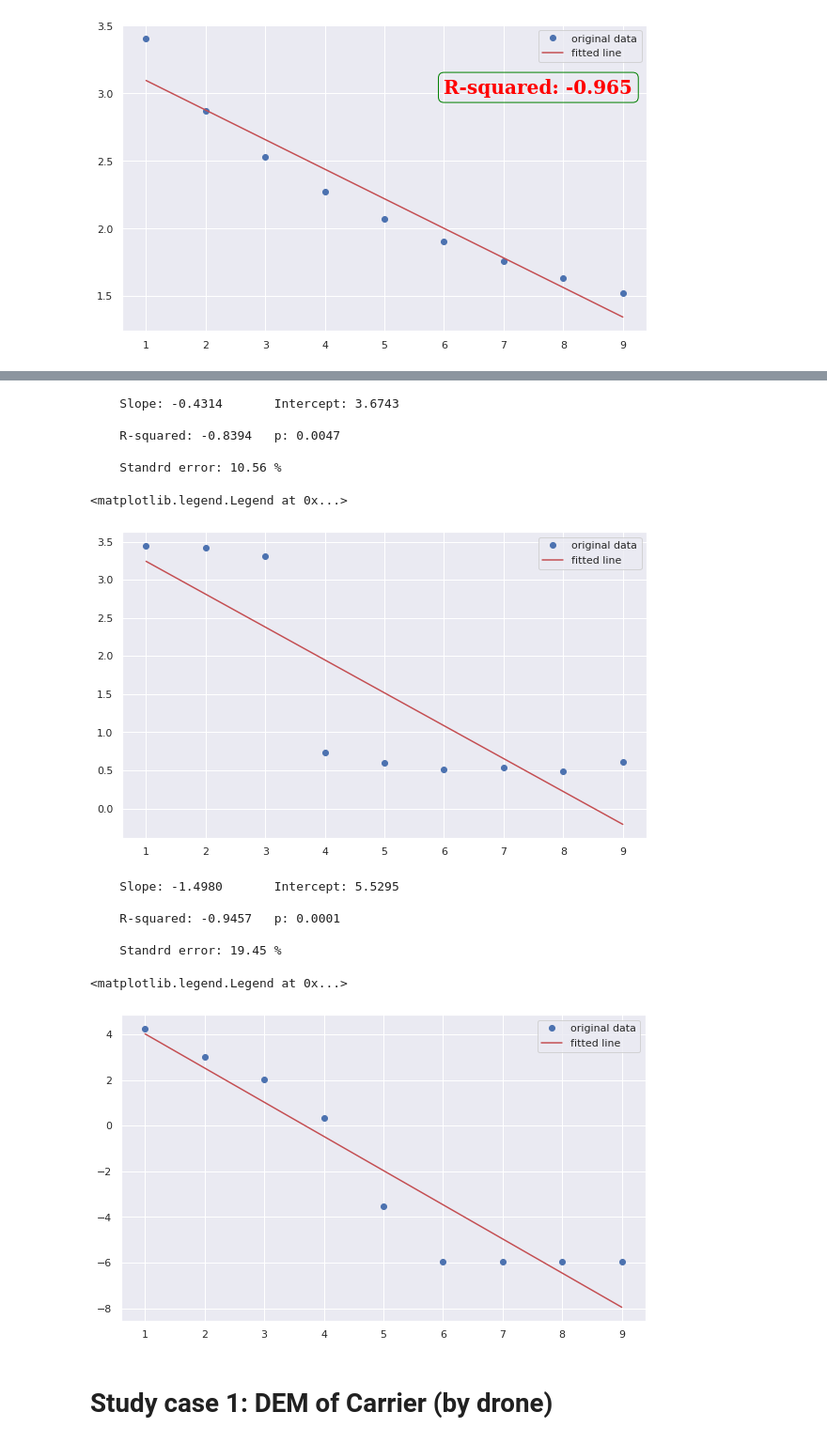
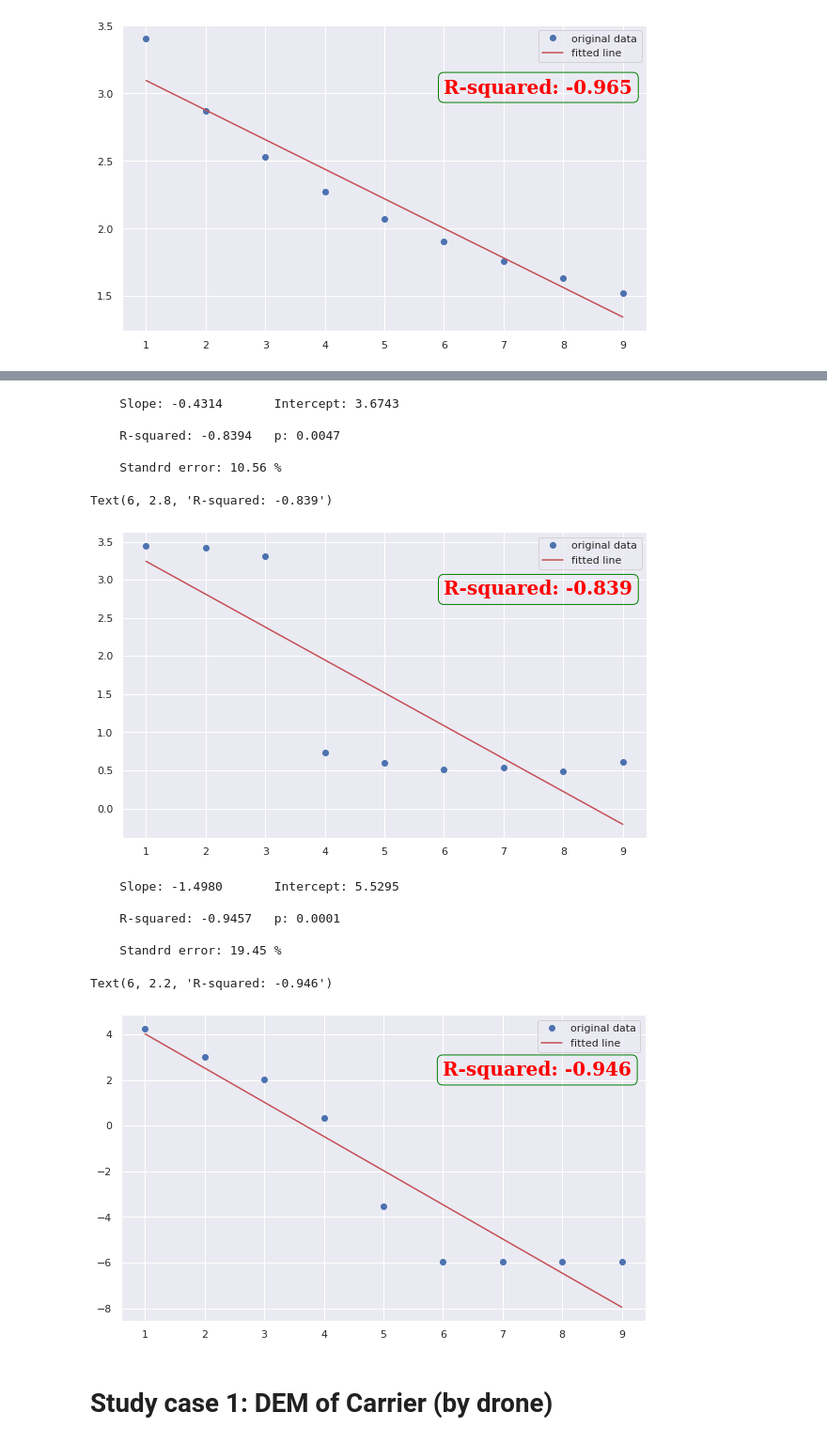
Before and after one commit to ayoubft/Benford_DEM, a Jupyter notebook: Benford_DEM-strhlr-full.ipynb, the cells around one changed output, grey strips where cells are left out. Shown at 94% size. Cells and saved outputs as stored; diff of their text form; code cells hidden in the pictures.

```diff
--- a/Benford_DEM-strhlr-full.ipynb
+++ b/Benford_DEM-strhlr-full.ipynb
@@ -300,36 +303,38 @@ plt.figure(figsize=(10, 6))
 plt.plot(X, y, 'o', label='original data')
 plt.plot(X, intercept + slope*X, 'r', label='fitted line')
 plt.legend()
+plt.text(6, 2.8,  f'R-squared: {r:.3f}', fontdict=font, bbox=box)
 # %% [output]
     Slope: -0.4314       Intercept: 3.6743
 
     R-squared: -0.8394   p: 0.0047
 
     Standrd error: 10.56 %
-<matplotlib.legend.Legend at 0x...>
+Text(6, 2.8, 'R-squared: -0.839')
-[figure, old version]
+[figure, new version]
 # %%
 y = np.log(ff4)
 slope, intercept, r, p, std_err = stats.linregress(X, y)
 
 print(f"""
     Slope: {slope:.4f}\t Intercept: {intercept:.4f}\n
     R-squared: {r:.4f}\t p: {p:.4f}\n
     Standrd error: {100*std_err:.2f} %
 """)
 
 plt.figure(figsize=(10, 6))
 plt.plot(X, y, 'o', label='original data')
 plt.plot(X, intercept + slope*X, 'r', label='fitted line')
 plt.legend()
+plt.text(6, 2.2,  f'R-squared: {r:.3f}', fontdict=font, bbox=box)
 # %% [output]
     Slope: -1.4980       Intercept: 5.5295
 
     R-squared: -0.9457   p: 0.0001
 
     Standrd error: 19.45 %
-<matplotlib.legend.Legend at 0x...>
+Text(6, 2.2, 'R-squared: -0.946')
-[figure, old version]
+[figure, new version]
 # %% [markdown]
 # Study case 1: DEM of Carrier (by drone)
 # %%
```
Also changed, not shown: parts of 4 cells of this notebook.
